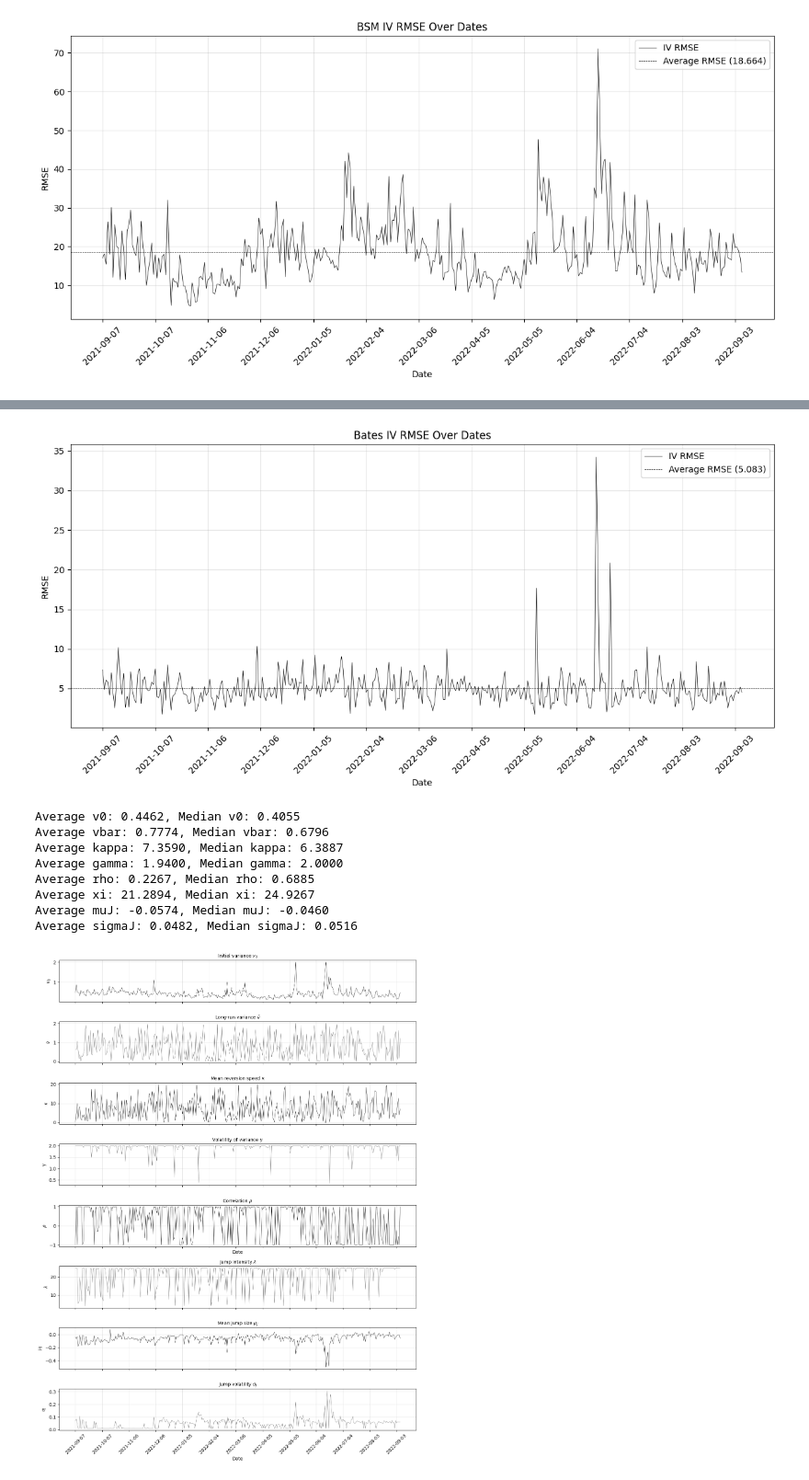
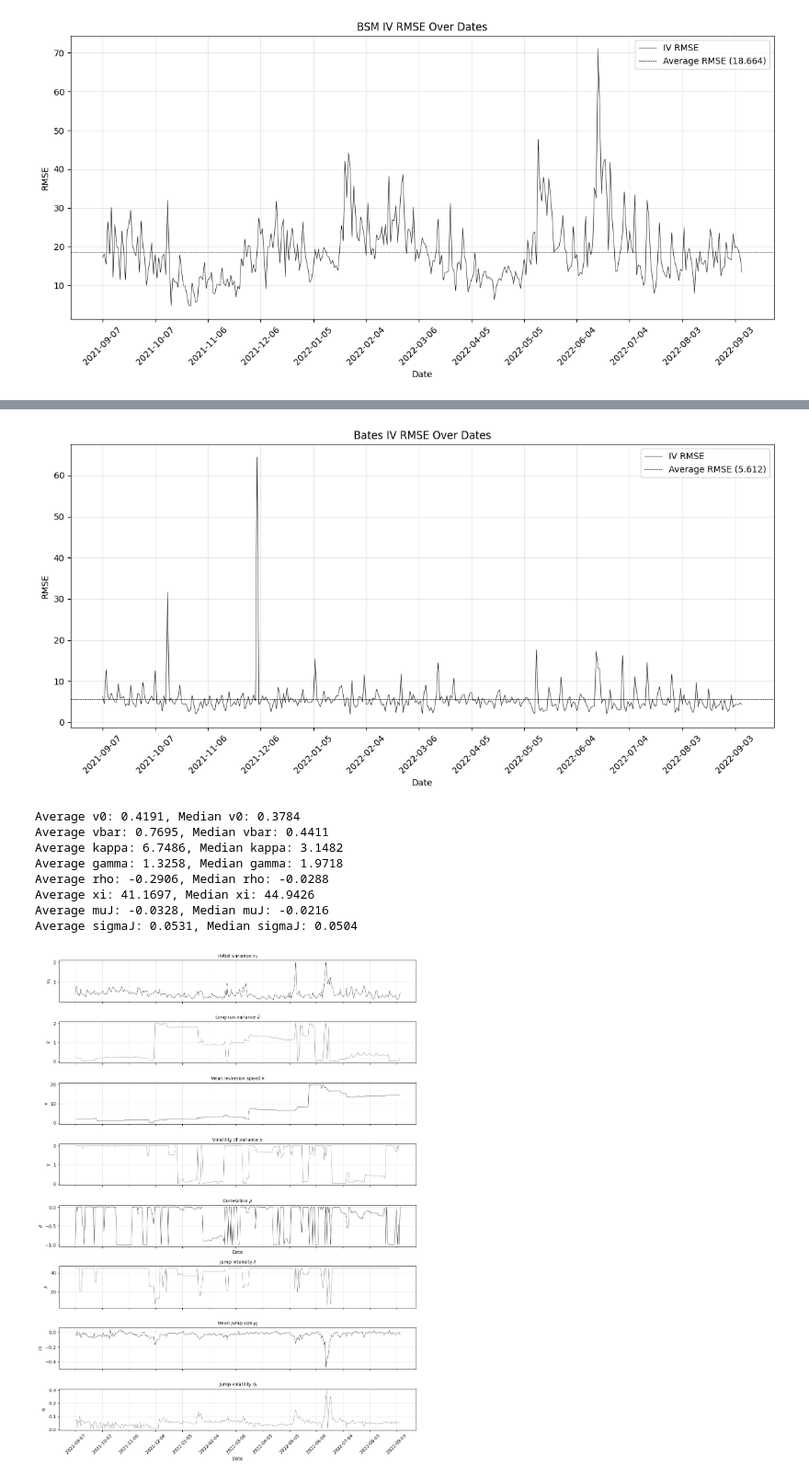
Before and after one commit to jorismilot/optimal-gamma-hedging, a Jupyter notebook: COS_Pricers/Results/COS_Pricer_Results.ipynb, the cells around one changed output, grey strips where cells are left out. Shown at 92% size. Cells and saved outputs as stored; diff of their text form; code cells hidden in the pictures.

```diff
--- a/COS_Pricers/Results/COS_Pricer_Results.ipynb
+++ b/COS_Pricers/Results/COS_Pricer_Results.ipynb
@@ -266,5 +268,5 @@ Average rho: -0.7544, Median rho: -0.8471
 # %%
-results_bates = pd.read_csv('/Users/joris/Documents/Master QF/Thesis/optimal-gamma-hedging/COS_Pricers/Data/Calibration/bates_calibration_summary.csv')
+results_bates = pd.read_csv(f'/Users/joris/Documents/Master QF/Thesis/optimal-gamma-hedging/COS_Pricers/Hourly_Results/Calibration/{hour}/bates_calibration_summary_{hour}.csv')
 avg_rmse_bates = results_bates['iv_rmse'].mean()
 
 # v0, v_bar, kappa, gamma, rho
@@ -338,43 +340,43 @@ axes[4].grid(True, linestyle='-', alpha=0.3)
 # plt.xticks(ticks=range(0, len(dates), 30), labels=dates.iloc[::30], rotation=45)
 # plt.tight_layout()
 # plt.show()
 
 # # Additional subplots for jump parameters
 # fig, axes = plt.subplots(nrows=3, ncols=1, figsize=(12, 6), sharex=True)
 
 # xi
 axes[5].plot(dates, xi, color='dimgray', linewidth=0.5)
 axes[5].set_ylabel(r'$\lambda$')
 axes[5].set_title(r'Jump intensity $\lambda$', fontsize=10)
 axes[5].grid(True, linestyle='-', alpha=0.3)
 
 # muJ
 axes[6].plot(dates, muJ, color='black', linewidth=0.5)
 axes[6].set_ylabel(r'$\mu_J$')
 axes[6].set_title(r'Mean jump size $\mu_J$', fontsize=10)
 axes[6].grid(True, linestyle='-', alpha=0.3)
 
 # sigmaJ
 axes[7].plot(dates, sigmaJ, color='dimgray', linewidth=0.5)
 axes[7].set_ylabel(r'$\sigma_J$')
 axes[7].set_title(r'Jump volatility $\sigma_J$', fontsize=10)
 axes[7].set_xlabel('Date')
 axes[7].grid(True, linestyle='-', alpha=0.3)
 
 plt.xticks(ticks=range(0, len(dates), 30), labels=dates.iloc[::30], rotation=45)
 plt.tight_layout()
 plt.show()
 # %% [output]
-[figure, old version]
+[figure, new version]
-Average v0: 0.4462, Median v0: 0.4055
-Average vbar: 0.7774, Median vbar: 0.6796
-Average kappa: 7.3590, Median kappa: 6.3887
-Average gamma: 1.9400, Median gamma: 2.0000
-Average rho: 0.2267, Median rho: 0.6885
-Average xi: 21.2894, Median xi: 24.9267
-Average muJ: -0.0574, Median muJ: -0.0460
-Average sigmaJ: 0.0482, Median sigmaJ: 0.0516
+Average v0: 0.4191, Median v0: 0.3784
+Average vbar: 0.7695, Median vbar: 0.4411
+Average kappa: 6.7486, Median kappa: 3.1482
+Average gamma: 1.3258, Median gamma: 1.9718
+Average rho: -0.2906, Median rho: -0.0288
+Average xi: 41.1697, Median xi: 44.9426
+Average muJ: -0.0328, Median muJ: -0.0216
+Average sigmaJ: 0.0531, Median sigmaJ: 0.0504
-[figure, old version]
+[figure, new version]
 # %%
 # Compute relative RMSE
 rel_rmse_merton = np.where(results_merton['iv_rmse'] / bs_results['iv_rmse'] < 1, results_merton['iv_rmse'] / bs_results['iv_rmse'], 1)
```
Also changed, not shown: parts of 7 cells of this notebook, 3 other files.
